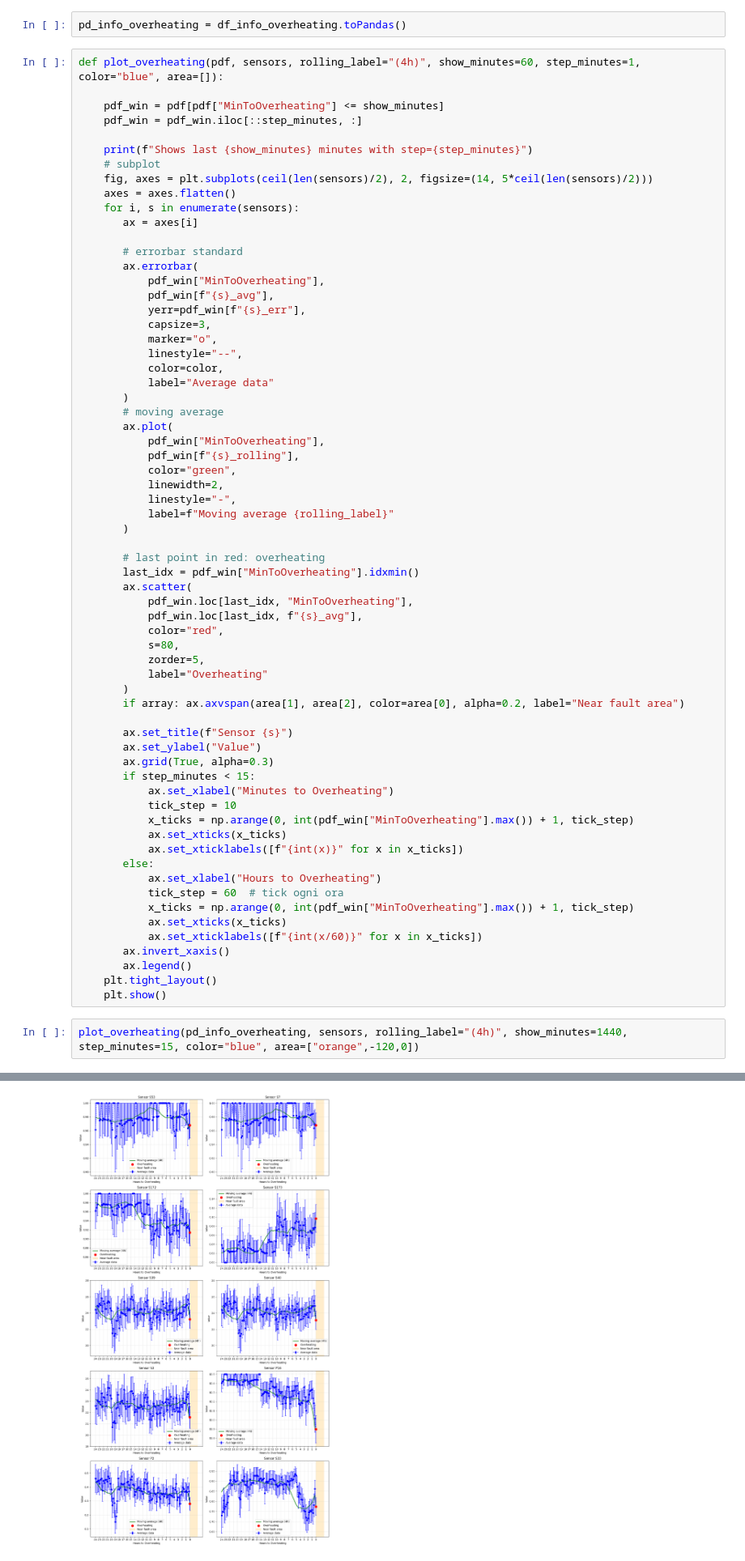
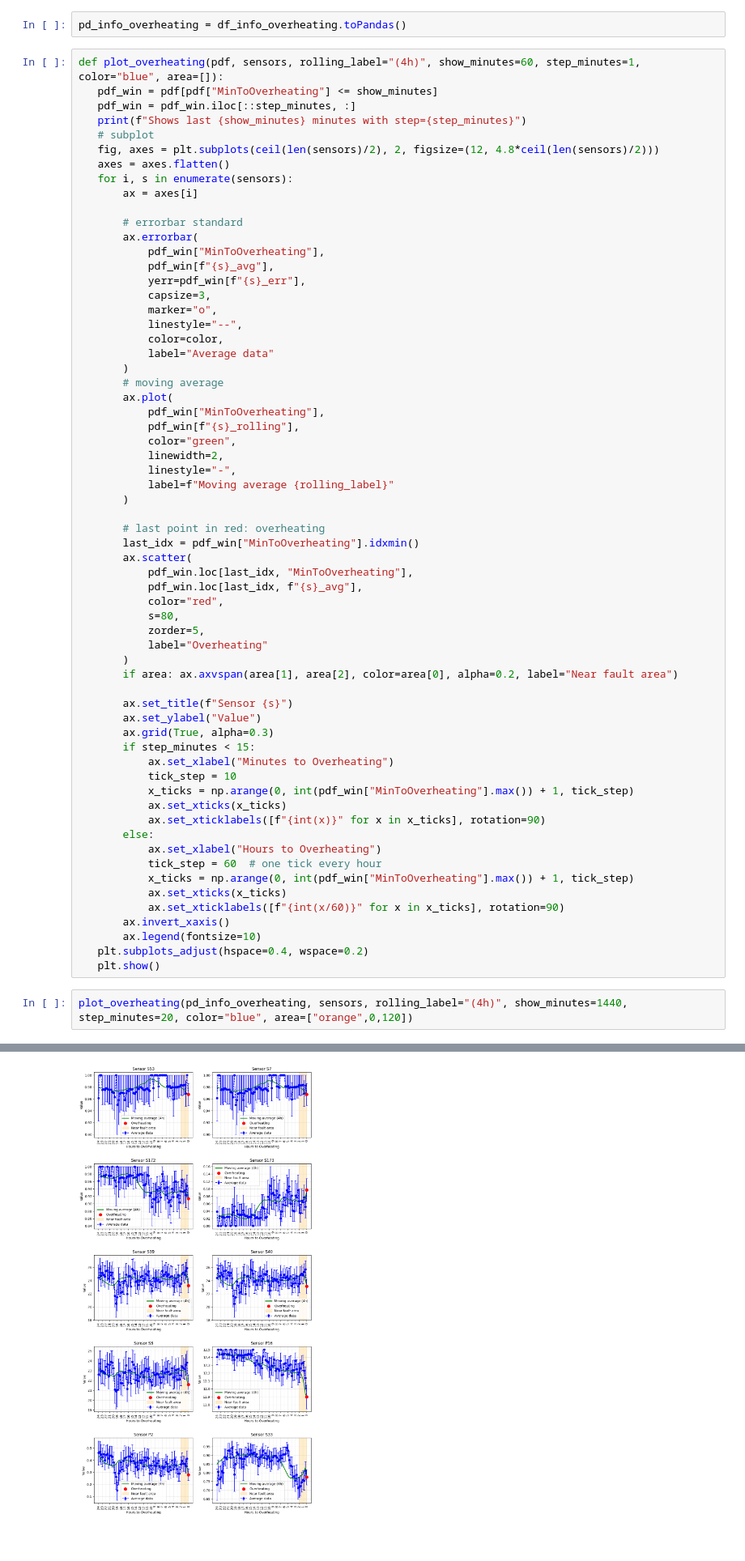
Before and after one commit to RaffaeleSabatini/MAPD2025_proj3, a Jupyter notebook: Group04.ipynb, the cells around one changed output, grey strips where cells are left out. Shown at 81% size. Drawn from its saved outputs; the diff is of its cells as text; blank space fills up the shorter version.

```diff
--- a/Group04.ipynb
+++ b/Group04.ipynb
@@ -1319,15 +1317,13 @@ only showing top 5 rows
 pd_info_overheating = df_info_overheating.toPandas()
 # %%
 def plot_overheating(pdf, sensors, rolling_label="(4h)", show_minutes=60, step_minutes=1, color="blue", area=[]):
-
-    pdf_win = pdf[pdf["MinToOverheating"] <= show_minutes]
-    pdf_win = pdf_win.iloc[::step_minutes, :]
-
-    print(f"Shows last {show_minutes} minutes with step={step_minutes}")
-    # subplot
-    fig, axes = plt.subplots(ceil(len(sensors)/2), 2, figsize=(14, 5*ceil(len(sensors)/2)))
-    axes = axes.flatten()
-    for i, s in enumerate(sensors):
+   pdf_win = pdf[pdf["MinToOverheating"] <= show_minutes]
+   pdf_win = pdf_win.iloc[::step_minutes, :]
+   print(f"Shows last {show_minutes} minutes with step={step_minutes}")
+   # subplot
+   fig, axes = plt.subplots(ceil(len(sensors)/2), 2, figsize=(12, 4.8*ceil(len(sensors)/2)))
+   axes = axes.flatten()
+   for i, s in enumerate(sensors):
        ax = axes[i]
 
        # errorbar standard
@@ -1361,7 +1357,7 @@ def plot_overheating(pdf, sensors, rolling_label="(4h)", show_minutes=60, step_m
            zorder=5,
            label="Overheating"
        )
-       if array: ax.axvspan(area[1], area[2], color=area[0], alpha=0.2, label="Near fault area")
+       if area: ax.axvspan(area[1], area[2], color=area[0], alpha=0.2, label="Near fault area")
 
        ax.set_title(f"Sensor {s}")
        ax.set_ylabel("Value")
@@ -1371,17 +1367,17 @@ def plot_overheating(pdf, sensors, rolling_label="(4h)", show_minutes=60, step_m
            tick_step = 10
            x_ticks = np.arange(0, int(pdf_win["MinToOverheating"].max()) + 1, tick_step)
            ax.set_xticks(x_ticks)
-           ax.set_xticklabels([f"{int(x)}" for x in x_ticks])
+           ax.set_xticklabels([f"{int(x)}" for x in x_ticks], rotation=90)
        else:
            ax.set_xlabel("Hours to Overheating")
-           tick_step = 60  # tick ogni ora
+           tick_step = 60  # one tick every hour
            x_ticks = np.arange(0, int(pdf_win["MinToOverheating"].max()) + 1, tick_step)
            ax.set_xticks(x_ticks)
-           ax.set_xticklabels([f"{int(x/60)}" for x in x_ticks])
+           ax.set_xticklabels([f"{int(x/60)}" for x in x_ticks], rotation=90)
        ax.invert_xaxis()
-       ax.legend()
-    plt.tight_layout()
-    plt.show()
+       ax.legend(fontsize=10)
+   plt.subplots_adjust(hspace=0.4, wspace=0.2)
+   plt.show()
 # %%
-plot_overheating(pd_info_overheating, sensors, rolling_label="(4h)", show_minutes=1440, step_minutes=15, color="blue", area=["orange",-120,0])
+plot_overheating(pd_info_overheating, sensors, rolling_label="(4h)", show_minutes=1440, step_minutes=20, color="blue", area=["orange",0,120])
 # %% [output]
@@ -1389,4 +1385,4 @@ Shows last 1440 minutes with step=15
-[figure, old version]
+[figure, new version]
 # %%
 plot_overheating(pd_info_overheating, sensors, rolling_label="(4h)", show_minutes=120, step_minutes=2, color="orange")
 # %% [output]
```
Also changed, not shown: parts of 9 cells of this notebook.
